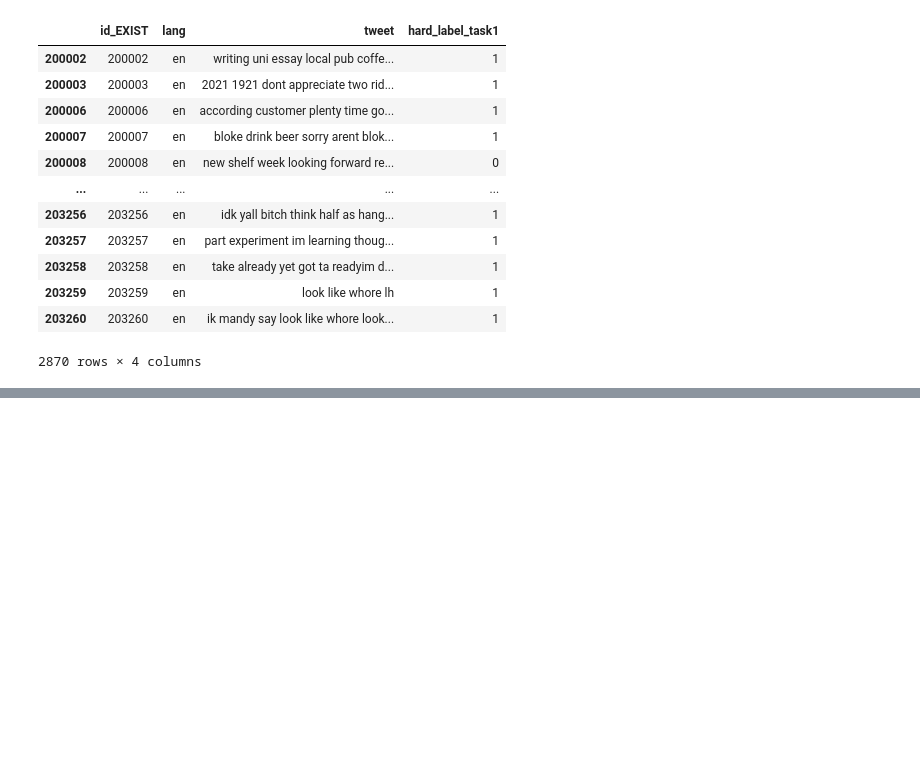
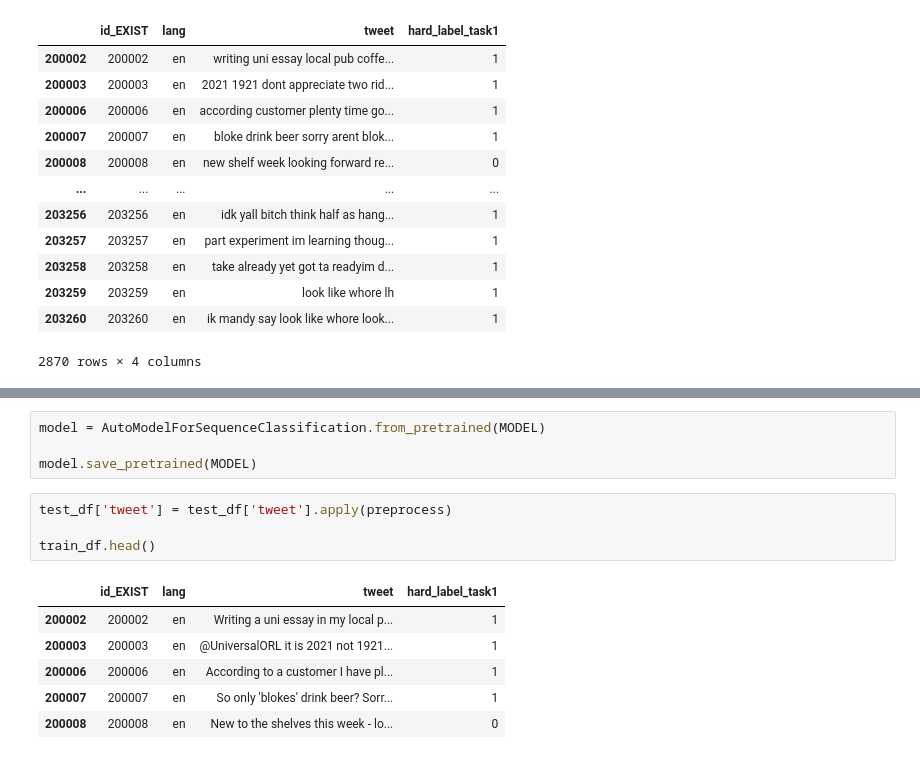
Before and after one commit to tancredibosi/nlp-assignments, a Jupyter notebook: Assignment1_2425.ipynb, the cells around one changed output, grey strips where cells are left out. Drawn from its saved outputs; the diff is of its cells as text; blank space fills up the shorter version.

```diff
--- a/Assignment1_2425.ipynb
+++ b/Assignment1_2425.ipynb
@@ -775,0 +1397,15 @@ Note that bonus points are only assigned if all task points are attributed (i.e.
+# %%
+model = AutoModelForSequenceClassification.from_pretrained(MODEL)
+
+model.save_pretrained(MODEL)
+# %%
+test_df['tweet'] = test_df['tweet'].apply(preprocess)
+
+train_df.head()
+# %% [output]
+|  | id_EXIST | lang | tweet | hard_label_task1 |
+| 200002 | 200002 | en | Writing a uni essay in my local p... | 1 |
+| 200003 | 200003 | en | @UniversalORL it is 2021 not 1921... | 1 |
+| 200006 | 200006 | en | According to a customer I have pl... | 1 |
+| 200007 | 200007 | en | So only 'blokes' drink beer? Sorr... | 1 |
+| 200008 | 200008 | en | New to the shelves this week - lo... | 0 |
```
Also changed, not shown: parts of 94 cells of this notebook.
